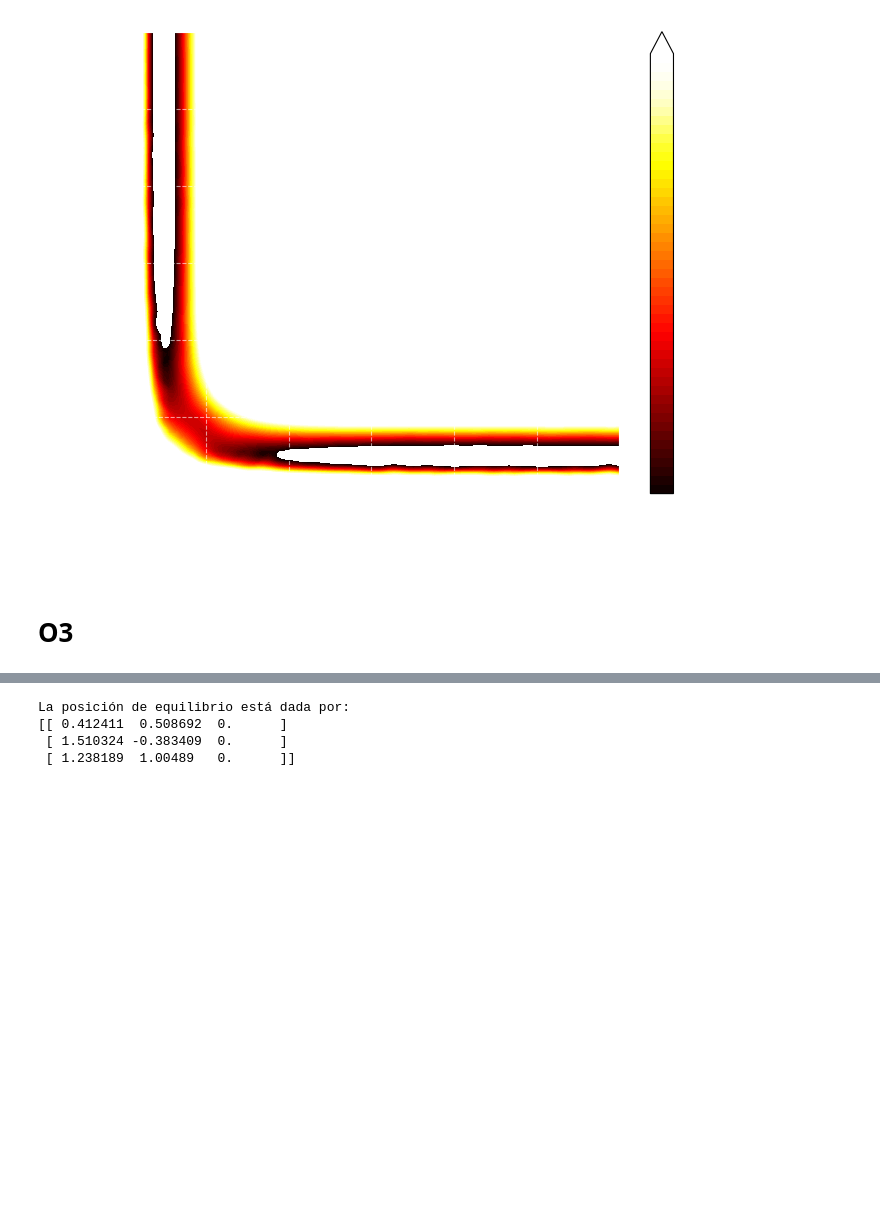
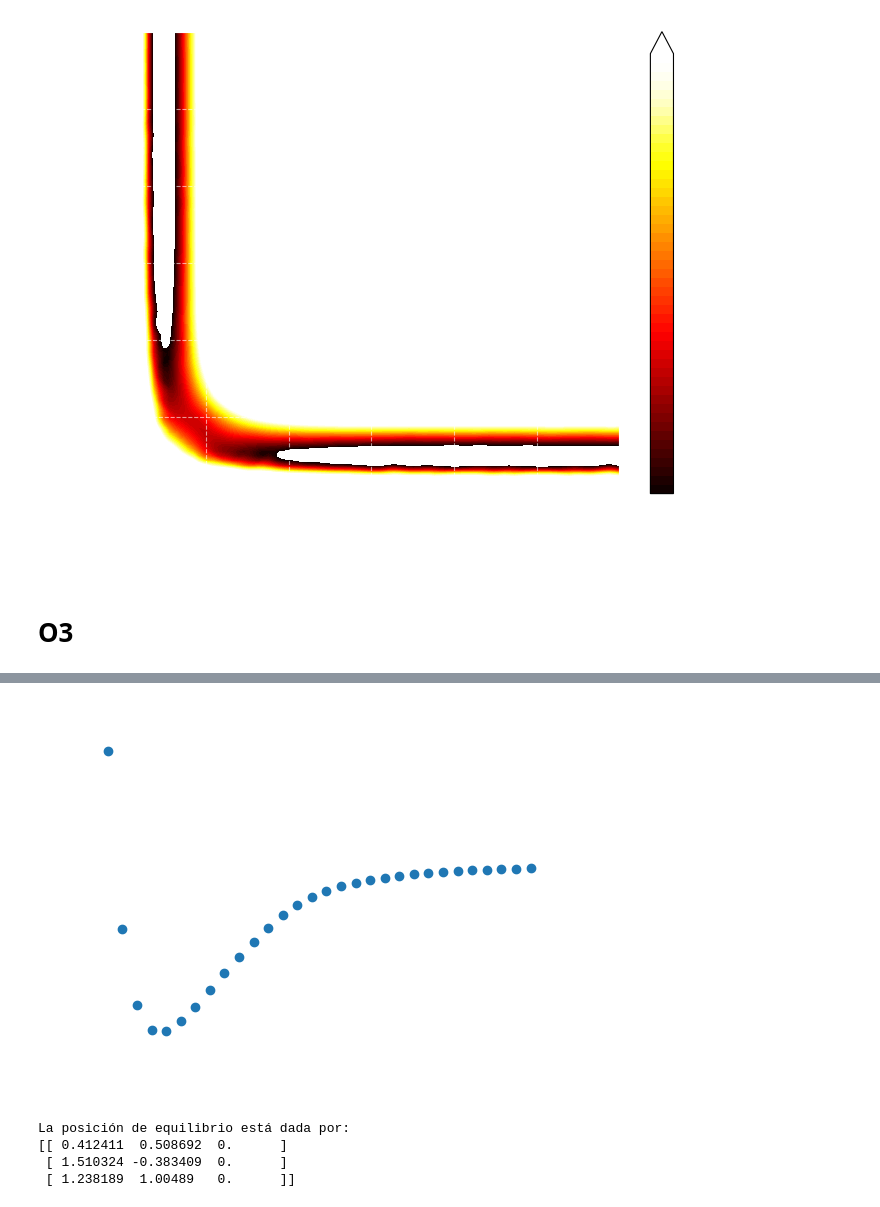
Before and after one commit to MaxiInafuku/2025ExactasJTP, a Jupyter notebook: PES_parser.ipynb, the cells around one changed output, grey strips where cells are left out. Drawn from its saved outputs; the diff is of its cells as text; code cells hidden in the pictures; blank space fills up the shorter version.

```diff
--- a/PES_parser.ipynb
+++ b/PES_parser.ipynb
@@ -306,3 +393,12 @@ ORCA exited normally: True
+# %%
+R1_0, R2, O3energies = funcCutter(R1_eq, dataO3.d1.values, dataO3.d2.values, dataO3.energy.values, tolerance=0.05)
+
+fig, ax = plot_transparent(xlabel='$R_2 (\\AA)$', ylabel='Energía (eV)', axisColor='white', figsize=(6,4))
+ax.set_title(f'Corte a $R_1 = {R1_eq:.2f} \\AA$', color = 'white')
+ax.scatter(R2, O3energies)
+plt.show()
+# %% [output]
+[figure, added]
 # %%
 O3modes = pd.read_csv('./O3/normalModes.csv', header=None)
 O3geom = np.array([
```
Also changed, not shown: parts of 7 cells of this notebook.
